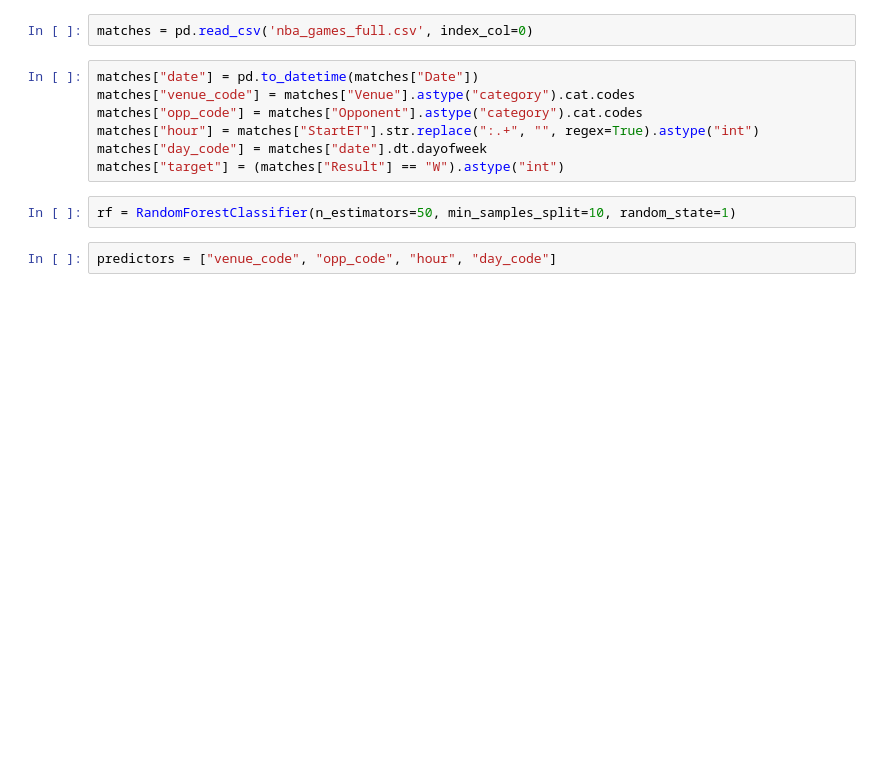
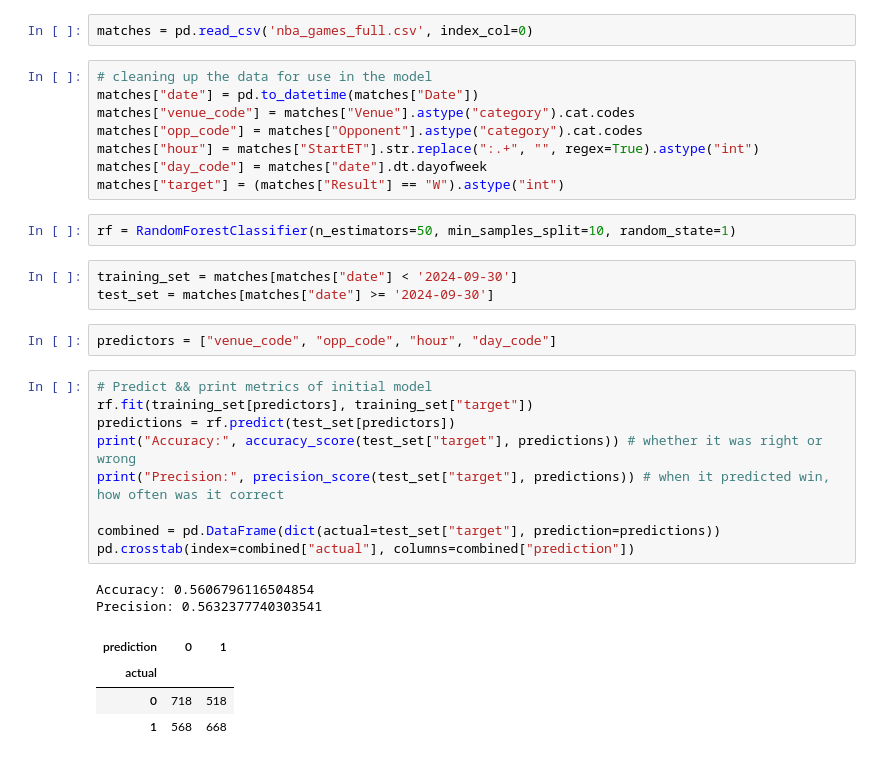
Before and after one commit to gchris2024/predicting-nba-matches, a Jupyter notebook: training.ipynb, the cells around one changed output. Drawn from its saved outputs; the diff is of its cells as text; blank space fills up the shorter version.

```diff
--- a/training.ipynb
+++ b/training.ipynb
@@ -6,6 +6,7 @@ from sklearn.metrics import precision_score
 # %%
 matches = pd.read_csv('nba_games_full.csv', index_col=0)
 # %%
+# cleaning up the data for use in the model
 matches["date"] = pd.to_datetime(matches["Date"])
 matches["venue_code"] = matches["Venue"].astype("category").cat.codes
 matches["opp_code"] = matches["Opponent"].astype("category").cat.codes
@@ -14,6 +15,25 @@ matches["day_code"] = matches["date"].dt.dayofweek
 matches["target"] = (matches["Result"] == "W").astype("int")
 # %%
 rf = RandomForestClassifier(n_estimators=50, min_samples_split=10, random_state=1)
-# %%
-predictors = ["venue_code", "opp_code", "hour", "day_code"]
+# %%
+training_set = matches[matches["date"] < '2024-09-30']
+test_set = matches[matches["date"] >= '2024-09-30']
+# %%
+predictors = ["venue_code", "opp_code", "hour", "day_code"]
+# %%
+# Predict && print metrics of initial model
+rf.fit(training_set[predictors], training_set["target"])
+predictions = rf.predict(test_set[predictors])
+print("Accuracy:", accuracy_score(test_set["target"], predictions)) # whether it was right or wrong
+print("Precision:", precision_score(test_set["target"], predictions)) # when it predicted win, how often was it correct
+
+combined = pd.DataFrame(dict(actual=test_set["target"], prediction=predictions))
+pd.crosstab(index=combined["actual"], columns=combined["prediction"])
+# %% [output]
+Accuracy: 0.5606796116504854
+Precision: 0.5632377740303541
+| prediction | 0 | 1 |
+| actual |  |  |
+| 0 | 718 | 518 |
+| 1 | 568 | 668 |
 # %%
```
Also changed, not shown: parts of 9 cells of this notebook.
